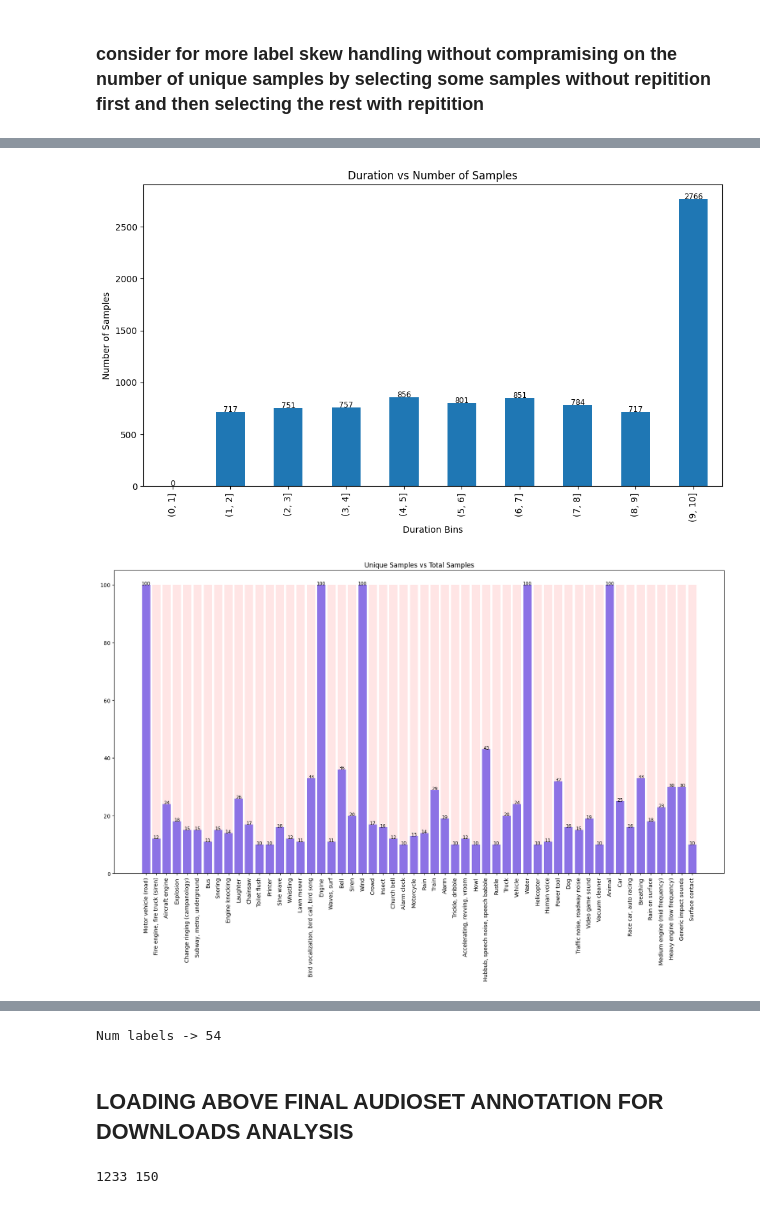
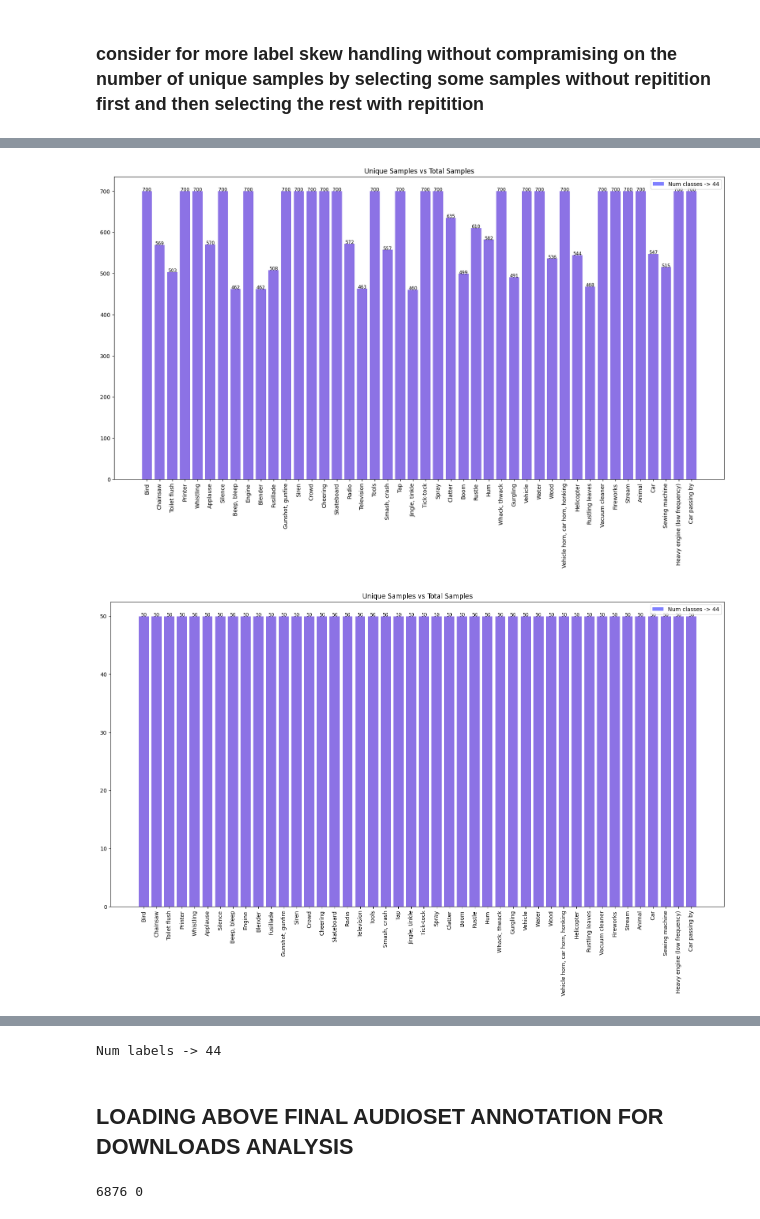
Before and after one commit to WhissleAI/visual_speech_recognition, a Jupyter notebook: analysis_audioset.ipynb, the cells around one changed output, grey strips where cells are left out. Drawn from its saved outputs; the diff is of its cells as text; code cells hidden in the pictures.

```diff
--- a/analysis_audioset.ipynb
+++ b/analysis_audioset.ipynb
@@ -427,10 +506,10 @@ eval -> 7215
 print(f"Split Type -> {split_type}")
 df = dfs[split_type]
 df = get_samples_greater_than_given_len(df, 1)
-df = merge_samples_with_same_ytid_and_same_label_with_gap(df, 0.5)
+if file_type == 'strong':
+    df = merge_samples_with_same_ytid_and_same_label_with_gap(df, 0.5)
 print(f"Num samples greater than 1 sec -> {len(df)}")
 df = get_samples_with_mean_label_time_greater_than_given_len(df, 2)
-label_to_samples = get_num_samples_for_given_labels(df, df['label'].unique())
 print(f"Num samples with mean label time greater than 2 sec -> {len(df)}, Num labels -> {len(df['label'].unique())}")
 print(f"Num of Unique YTID's -> {len(df['YTID'].unique())}")
 # %% [output]
@@ -599,0 +687,7 @@ Num labels considered -> 54
+# %%
+sum = 0
+for k, v in label_to_count.items():
+    if v > label_selection_config['min_num_samples_per_class']:
+        sum += v
+
+print(f"Sum of counts -> {sum}")
@@ -615,3 +711,3 @@ ytid_to_label_df.head()
 # %%
-ytid_to_label_df = plot_binned_time_vs_num_samples(ytid_to_label_df,add_coloumn_of_probs=True)
+ytid_to_label_df = plot_binned_time_vs_num_samples(ytid_to_label_df,add_coloumn_of_probs=False, consider_num_samples_per_bin=False)
 # %% [output]
@@ -659,10 +726,2 @@ ytid_to_label_df.to_json(f'/disk1/v1/audioset/audioset_anns_{split_type}.json',
 # %% [markdown]
 ### LOAD ABOVE FILE FOR FURTHER ANALYSIS
-# %%
-import pandas as pd
-import os
-import numpy as np
-
-with open(f'/disk1/v1/audioset/audioset_anns_{split_type}.json', 'r') as f:
-    ytid_to_label_df = pd.read_json(f)
-ytid_to_label_df.head()
@@ -710,25 +923,38 @@ final_anns.to_json(f'/disk1/v1/audioset/audioset_anns_final_{split_type}.json',
 # %%
-plot_binned_time_vs_num_samples(final_anns,add_coloumn_of_probs=False)
+if file_type == 'strong':
+    plot_binned_time_vs_num_samples(final_anns,add_coloumn_of_probs=False)
+
 def plot_unique_samples_vs_total_samples(df):
     label_to_count = df['label'].value_counts()
     label_to_unique_count = df.groupby('label')['YTID'].nunique()
     plt.figure(figsize=(20, 10))
     # use mid_to_label to convert mid to label
     label_to_unique_count = {mid_to_label[mid_to_label['mid'] == k]['label'].values[0]: v for k, v in label_to_unique_count.items()}
     label_to_count = {mid_to_label[mid_to_label['mid'] == k]['label'].values[0]: v for k, v in label_to_count.items()}
     plt.bar(label_to_unique_count.keys(), label_to_unique_count.values(), color='b', alpha=0.5)
     # keep counts on top of bar
     for i, v in enumerate(label_to_unique_count.values()):
         plt.text(i, v, str(v), ha='center', fontsize='small')
     plt.bar(label_to_count.keys(), label_to_count.values(), color='r', alpha=0.1)
     plt.title('Unique Samples vs Total Samples')
+    # wrtie num classes in legend
+    plt.legend([f'Num classes -> {len(label_to_unique_count)}'])
     # x labels are rotated by 90 degrees for readability
     plt.xticks(rotation=90)
     plt.show()
 
-mid_to_label = pd.read_csv('/disk1/audioset/annotations/mid_to_display_name.tsv', sep='\t', names=['mid', 'label'])
-final_anns = pd.read_json(f'/disk1/v1/audioset/audioset_anns_final_{split_type}.json')
-plot_unique_samples_vs_total_samples(final_anns)
+mid_to_label = get_mid_to_label()
+# V2
+final_anns_train = pd.read_json(f'/tmp/bld56_dataset_v1/audioset/v2/audioset_anns_final_train_{file_type}.json')
+final_anns_eval = pd.read_json(f'/tmp/bld56_dataset_v1/audioset/v2/audioset_anns_final_eval_{file_type}.json')
+final_anns_test = pd.read_json(f'/tmp/bld56_dataset_v1/audioset/v2/audioset_anns_final_test_{file_type}.json')
+
+# V3
+# final_anns_train = pd.read_csv(f'/tmp/bld56_dataset_v1/audioset/v3/audioset_anns_final_train.json')
+# final_anns_eval = pd.read_csv(f'/tmp/bld56_dataset_v1/audioset/v3/audioset_anns_final_eval.json')
+plot_unique_samples_vs_total_samples(final_anns_train)
+plot_unique_samples_vs_total_samples(final_anns_eval)
+plot_unique_samples_vs_total_samples(final_anns_test)
 # %% [output]
-[figure, old version]
+[figure, new version]
-[figure, old version]
+[figure, new version]
@@ -735,24 +962,20 @@ plot_unique_samples_vs_total_samples(final_anns)
 # %%
-import json
-labels_list = final_anns['label'].unique()
+labels_list = final_anns_eval['label'].unique()
 print(f"Num labels -> {len(labels_list)}")
 # save it as json
-with open('/disk1/v1/audioset/it1_audioset_labels.json', 'w') as f:
+with open('/tmp/bld56_dataset_v1/audioset/v2/it2_audioset_labels.json', 'w') as f:
     json.dump(labels_list.tolist(), f)
 # %% [output]
-Num labels -> 54
+Num labels -> 44
 # %% [markdown]
 ## LOADING ABOVE FINAL AUDIOSET ANNOTATION FOR DOWNLOADS ANALYSIS
 # %%
-import json
-import pandas as pd
-import os
 config = {
-    "file": f'/disk1/v1/audioset/audioset_anns_final_{split_type}.json',
-    "file_with_audioset_info": f'/disk1/audioset/annotations/audioset_{split_type}_strong.csv',
-    "videos_dir": f'/disk1/audioset/{split_type}/videos',
-    "feats_dir": f'/disk1/audioset/{split_type}/feats_ViT-B-32_5fps',
-    "as_info_file": f"/disk1/audioset/{split_type}/info.json",
+    "file": f'/tmp/bld56_dataset_v1/v1/audioset/audioset_anns_final_{split_type}.json',
+    "file_with_audioset_info": f'/tmp/bld56_dataset_v1/audioset/annotations/audioset_{split_type}_strong.csv',
+    "videos_dir": f'/tmp/bld56_dataset_v1/audioset/{split_type}/videos',
+    "feats_dir": f'/tmp/bld56_dataset_v1/audioset/{split_type}/feats_ViT-B-32_5fps',
+    "as_info_file": f"/tmp/bld56_dataset_v1/audioset/{split_type}/info.json",
 }
 videos_list = os.listdir(config["videos_dir"])
 feats_list = os.listdir(config["feats_dir"])
@@ -788,9 +1011,9 @@ for vid in all_ytids:
 print(count, missing_count)
 
 # save missing_df to csv
-# missing_df.to_csv('/disk1/audioset/annotations/missing_files_{split_type}.csv', index=False)
+# missing_df.to_csv('/tmp/bld56_dataset_v1/audioset/annotations/missing_files_{split_type}.csv', index=False)
 # %% [output]
-1233 150
+6876 0
 # %%
 # give a plot based on final anns with only videos that are present (videos_list)
 final_anns['parsed_YTID'] = final_anns['YTID'].apply(lambda vid: ''.join(e for e in vid if e.isalnum()))
```
Also changed, not shown: parts of 44 cells of this notebook, 5 other files.
